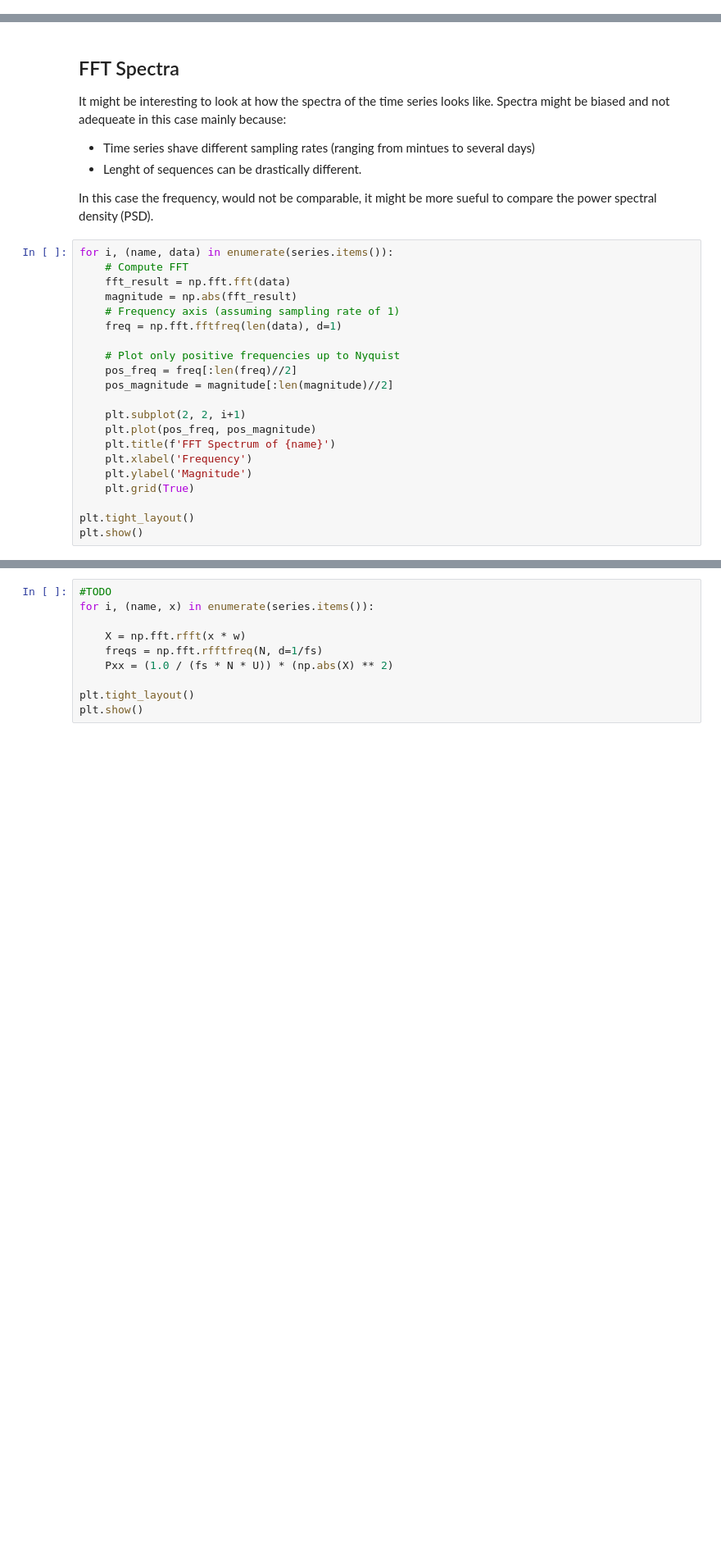
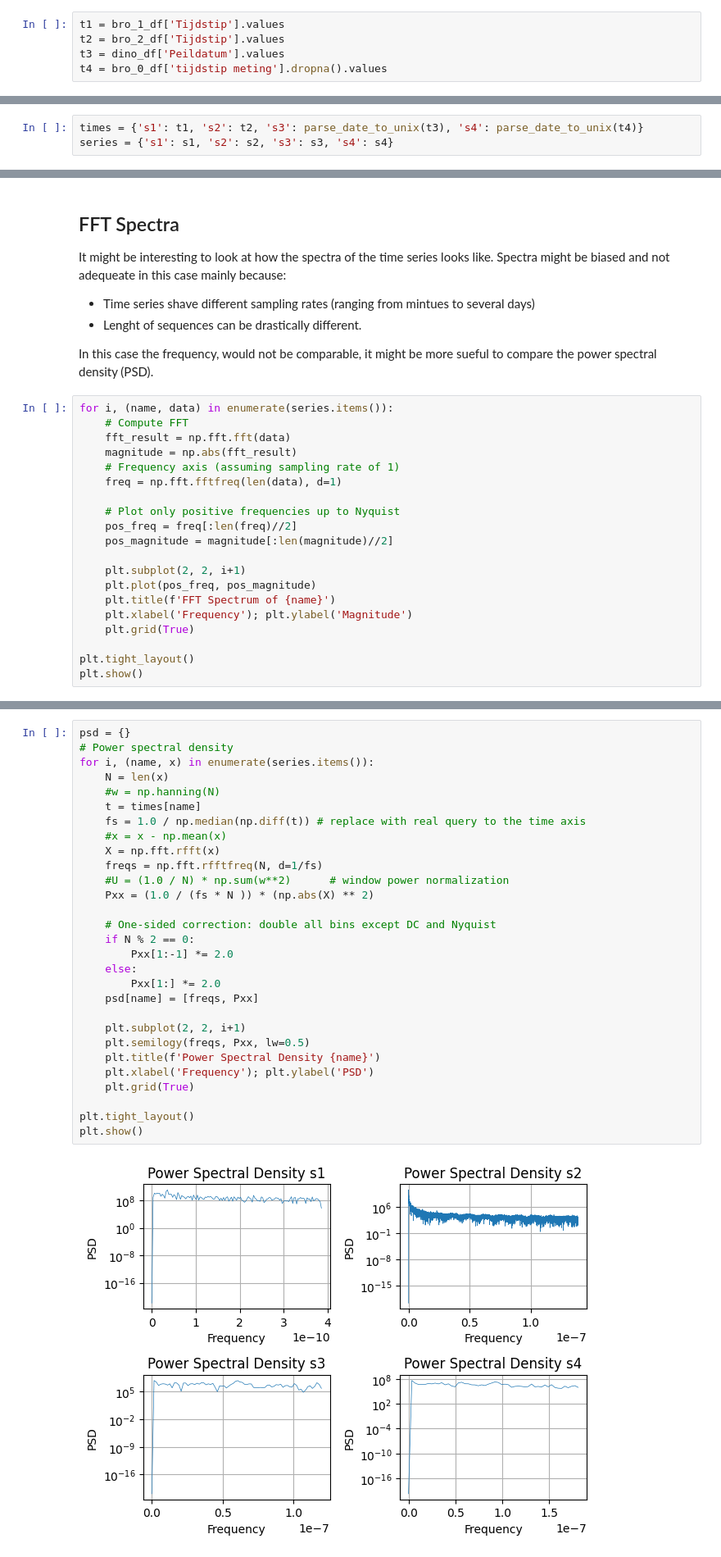
Before and after one commit to luisaforozco/exploration_gw_time_series, a Jupyter notebook: notebooks/methods_exploration.ipynb, the cells around one changed output, grey strips where cells are left out. Shown at 82% size. Drawn from its saved outputs; the diff is of its cells as text; blank space fills up the shorter version.

```diff
--- a/methods_exploration.ipynb
+++ b/notebooks/methods_exploration.ipynb
@@ -47,3 +47,8 @@ Mean bro_1: -1.3664283380001927e-17, std bro_1: 1.0, length bro_1: 260
 Mean bro_2: 5.313430179366327e-16, std bro_2: 1.0, length bro_2: 16582
 Mean dino: 1.5469597641134632e-15, std dino: 1.0, length dino: 151
 Mean bro_0: -8.23969841158921e-15, std bro_0: 0.9999999999999998, length bro_0: 102
+# %%
+t1 = bro_1_df['Tijdstip'].values
+t2 = bro_2_df['Tijdstip'].values
+t3 = dino_df['Peildatum'].values
+t4 = bro_0_df['tijdstip meting'].dropna().values
@@ -50,3 +90,6 @@ Mean bro_0: -8.23969841158921e-15, std bro_0: 0.9999999999999998, length bro_0:
+# %%
+times = {'s1': t1, 's2': t2, 's3': parse_date_to_unix(t3), 's4': parse_date_to_unix(t4)}
+series = {'s1': s1, 's2': s2, 's3': s3, 's4': s4}
 # %% [markdown]
 ## Methods
 # %% [markdown]
@@ -311,8 +354,7 @@ for i, (name, data) in enumerate(series.items()):
     plt.subplot(2, 2, i+1)
     plt.plot(pos_freq, pos_magnitude)
     plt.title(f'FFT Spectrum of {name}')
-    plt.xlabel('Frequency')
-    plt.ylabel('Magnitude')
+    plt.xlabel('Frequency'); plt.ylabel('Magnitude')
     plt.grid(True)
 
 plt.tight_layout()
@@ -320,12 +362,33 @@ plt.show()
 # %% [output]
 [figure]
 # %%
-#TODO
+psd = {}
+# Power spectral density
 for i, (name, x) in enumerate(series.items()):
+    N = len(x)
+    #w = np.hanning(N)
+    t = times[name]
+    fs = 1.0 / np.median(np.diff(t)) # replace with real query to the time axis
+    #x = x - np.mean(x)
+    X = np.fft.rfft(x)
+    freqs = np.fft.rfftfreq(N, d=1/fs)
+    #U = (1.0 / N) * np.sum(w**2)      # window power normalization
+    Pxx = (1.0 / (fs * N )) * (np.abs(X) ** 2)
 
-    X = np.fft.rfft(x * w)
-    freqs = np.fft.rfftfreq(N, d=1/fs)
-    Pxx = (1.0 / (fs * N * U)) * (np.abs(X) ** 2)
+    # One-sided correction: double all bins except DC and Nyquist
+    if N % 2 == 0:
+        Pxx[1:-1] *= 2.0
+    else:
+        Pxx[1:] *= 2.0
+    psd[name] = [freqs, Pxx]
+
+    plt.subplot(2, 2, i+1)
+    plt.semilogy(freqs, Pxx, lw=0.5)
+    plt.title(f'Power Spectral Density {name}')
+    plt.xlabel('Frequency'); plt.ylabel('PSD')
+    plt.grid(True)
 
 plt.tight_layout()
 plt.show()
+# %% [output]
+[figure, added]
```
Also changed, not shown: parts of 11 cells of this notebook, 9 other files.
